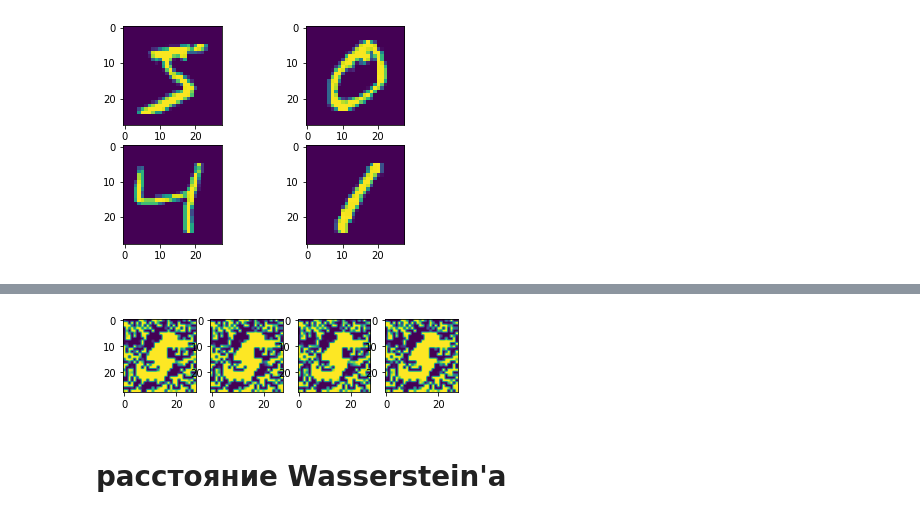
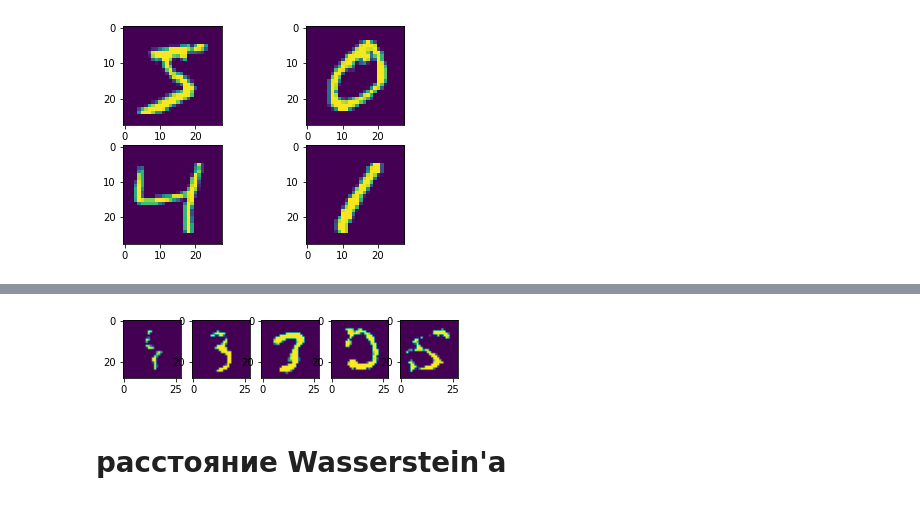
Before and after one commit to samburovam/GAN, a Jupyter notebook: MNISTClassification-checkpoint-checkpoint.ipynb, the cells around one changed output, grey strips where cells are left out. Cells and saved outputs as stored; diff of their text form; code cells hidden in the pictures.

```diff
--- a/MNISTClassification-checkpoint-checkpoint.ipynb
+++ b/MNISTClassification-checkpoint-checkpoint.ipynb
@@ -16,5 +15,8 @@ from tensorflow.keras import datasets as ds
 # %%
 (X_train, y_train), (X_test, y_test) = ds.mnist.load_data()
+# %%
+X_train = X_train / 255
+X_test = X_test / 255
 # %%
 X_train_tensor = torch.Tensor(X_train).reshape(len(X_train), 1, 28, 28)
 fig, axs = plt.subplots(2, 2)
@@ -72,13 +96,14 @@ class generator(nn.Module):
 # %%
 device = torch.device('cuda' if torch.cuda.is_available() else 'cpu')
 # %%
-epochs = 3
-lr = 1.5e-3
-batch_size = 64
-loss = nn.BCELoss()
+epochs = 5
+# lr = 1.5e-3
+batch_size = 128
+loss_G = nn.BCEWithLogitsLoss()
+loss_D = nn.BCEWithLogitsLoss()
 
 G = generator().to(device)
 D = discriminator().to(device)
 
-G_optimizer = optim.Adam(G.parameters(), lr=lr, betas=(0.5, 0.999))
-D_optimizer = optim.Adam(D.parameters(), lr=lr, betas=(0.5, 0.999))
+G_optimizer = optim.Adam(G.parameters(), betas=(0.5, 0.999))
+D_optimizer = optim.Adam(D.parameters(), betas=(0.5, 0.999))
@@ -84,0 +114,4 @@ D_optimizer = optim.Adam(D.parameters(), lr=lr, betas=(0.5, 0.999))
+# %%
+for idx, (imgs, _) in enumerate(train_loader):
+    break
+imgs[0]
@@ -146,12 +224,12 @@ Epoch 2 Iteration 938: discriminator_loss 0.000 generator_loss 93.202
 # %%
-fig, axs = plt.subplots(1, 4)
-for i in range(4):
+fig, axs = plt.subplots(1, 5)
+for i in range(5):
     noise = (torch.randn(real_inputs.shape[0], 128) - 0.5) / 0.5
     noise = noise.to(device)
     output = G(noise)
-    axs[i].imshow(output[0].permute(1, 2, 0).detach().cpu())
+    axs[i].imshow(output[3].permute(1, 2, 0).detach().cpu())
 # %% [output]
-[figure, old version]
+[figure, new version]
 # %% [markdown]
 # расстояние Wasserstein'а
 # %%
```
Also changed, not shown: parts of 8 cells of this notebook.
